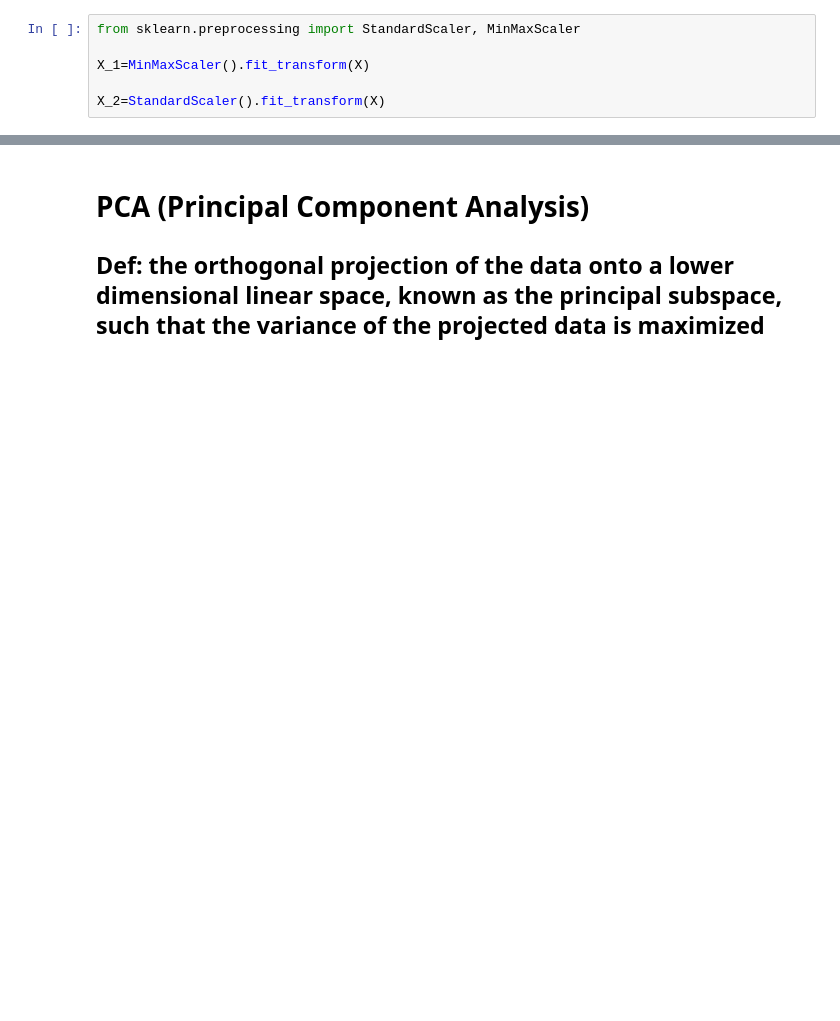
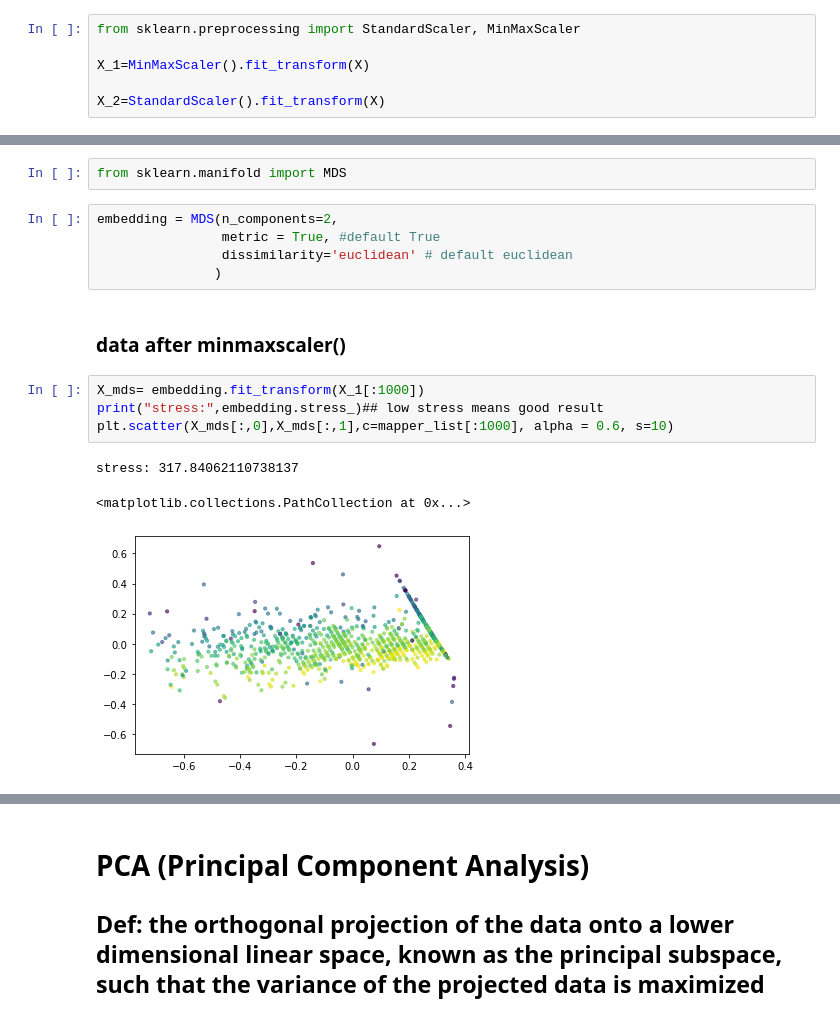
Before and after one commit to WeituoDAI/stage_weituo, a Jupyter notebook: PCA,UMAP,t-SNE.ipynb, the cells around one changed output, grey strips where cells are left out. Saved outputs shown, nothing was run; the diff lists cells and outputs as text; blank space fills up the shorter version.

```diff
--- a/PCA,UMAP,t-SNE.ipynb
+++ b/PCA,UMAP,t-SNE.ipynb
@@ -61,0 +71,17 @@ X_2=StandardScaler().fit_transform(X)
+# %%
+from sklearn.manifold import MDS
+# %%
+embedding = MDS(n_components=2,
+                metric = True, #default True
+                dissimilarity='euclidean' # default euclidean
+               )
+# %% [markdown]
+### data after minmaxscaler()
+# %%
+X_mds= embedding.fit_transform(X_1[:1000])
+print("stress:",embedding.stress_)## low stress means good result
+plt.scatter(X_mds[:,0],X_mds[:,1],c=mapper_list[:1000], alpha = 0.6, s=10)
+# %% [output]
+stress: 317.84062110738137
+<matplotlib.collections.PathCollection at 0x...>
+[figure, added]
```
Also changed, not shown: parts of 7 cells of this notebook.
